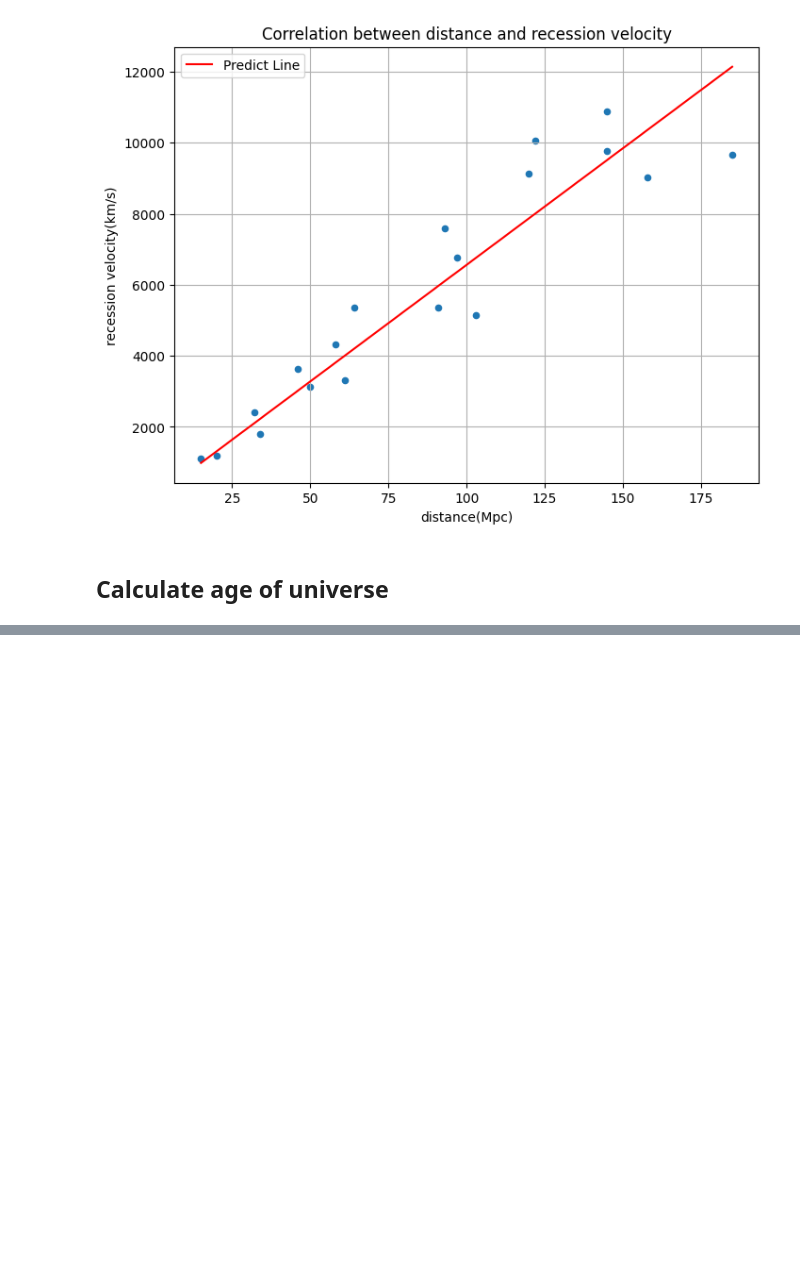
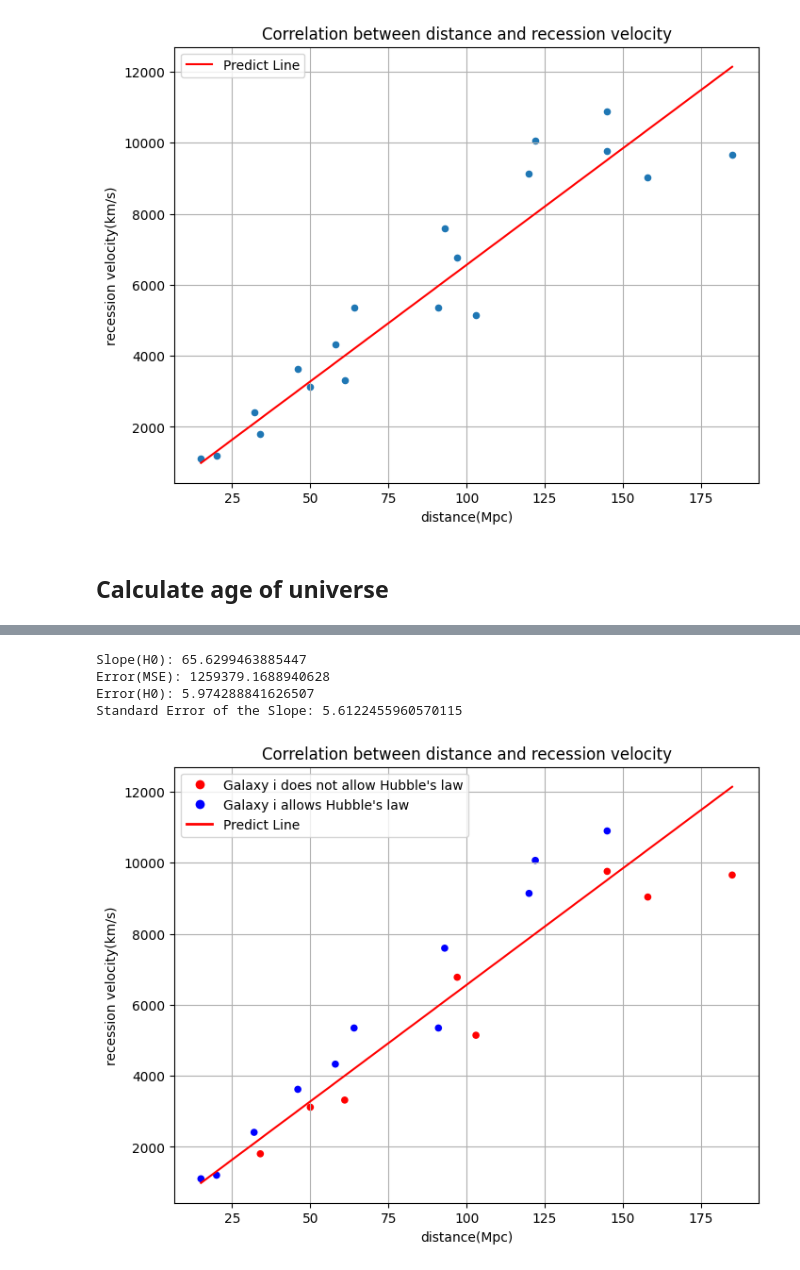
Before and after one commit to Nonbangkok/AstroCode, a Jupyter notebook: astrocode.ipynb, the cells around one changed output, grey strips where cells are left out. Saved outputs shown, nothing was run; the diff lists cells and outputs as text; code cells hidden in the pictures; blank space fills up the shorter version.

```diff
--- a/astrocode.ipynb
+++ b/astrocode.ipynb
@@ -154,0 +296,45 @@ print(f"{age_of_universe} years")
+# %%
+# do regression on making galaxy
+plt.figure(figsize=(8, 6))
+scatter = plt.scatter(df['d'], df['v'], c=original_order_colors, s=20)
+plt.xlabel('distance(Mpc)')
+plt.ylabel('recession velocity(km/s)')
+plt.title('Correlation between distance and recession velocity')
+plt.grid(True)
+
+X = df[['d']].values
+y = df['v'].values
+model = LinearRegression(fit_intercept=False)
+model.fit(X, y)
+x_range = np.linspace(df['d'].min(), df['d'].max(), 100)
+y_pred = model.predict(x_range.reshape(-1, 1))
+plt.plot(x_range, y_pred, color='red', label='Predict Line')
+
+True_Hubble = 69.8
+slope = model.coef_[0]
+errorMSE = mean_squared_error(y, model.predict(X))
+errorH0 = abs(True_Hubble - slope) / True_Hubble * 100
+
+residuals = y - model.predict(X)
+std_err_regression = np.sqrt(np.sum(residuals**2) / (len(X) - 2))
+std_err_slope = std_err_regression / np.sqrt(np.sum((X[:, 0] - np.mean(X[:, 0]))**2))
+
+print(f"Slope(H0): {slope}")
+print(f"Error(MSE): {errorMSE}")
+print(f"Error(H0): {errorH0}")
+print(f"Standard Error of the Slope: {std_err_slope}")
+
+legend_elements = [
+    plt.Line2D([0], [0], marker='o', color='w', label='Galaxy i does not allow Hubble\'s law', markerfacecolor='red', markersize=8),
+    plt.Line2D([0], [0], marker='o', color='w', label='Galaxy i allows Hubble\'s law', markerfacecolor='blue', markersize=8),
+    plt.Line2D([0], [0], color='red', lw=2, label='Predict Line')
+]
+plt.legend(handles=legend_elements)
+
+plt.show()
+# %% [output]
+Slope(H0): 65.6299463885447
+Error(MSE): 1259379.1688940628
+Error(H0): 5.974288841626507
+Standard Error of the Slope: 5.6122455960570115
+[figure, added]
```
Also changed, not shown: parts of 15 cells of this notebook.
